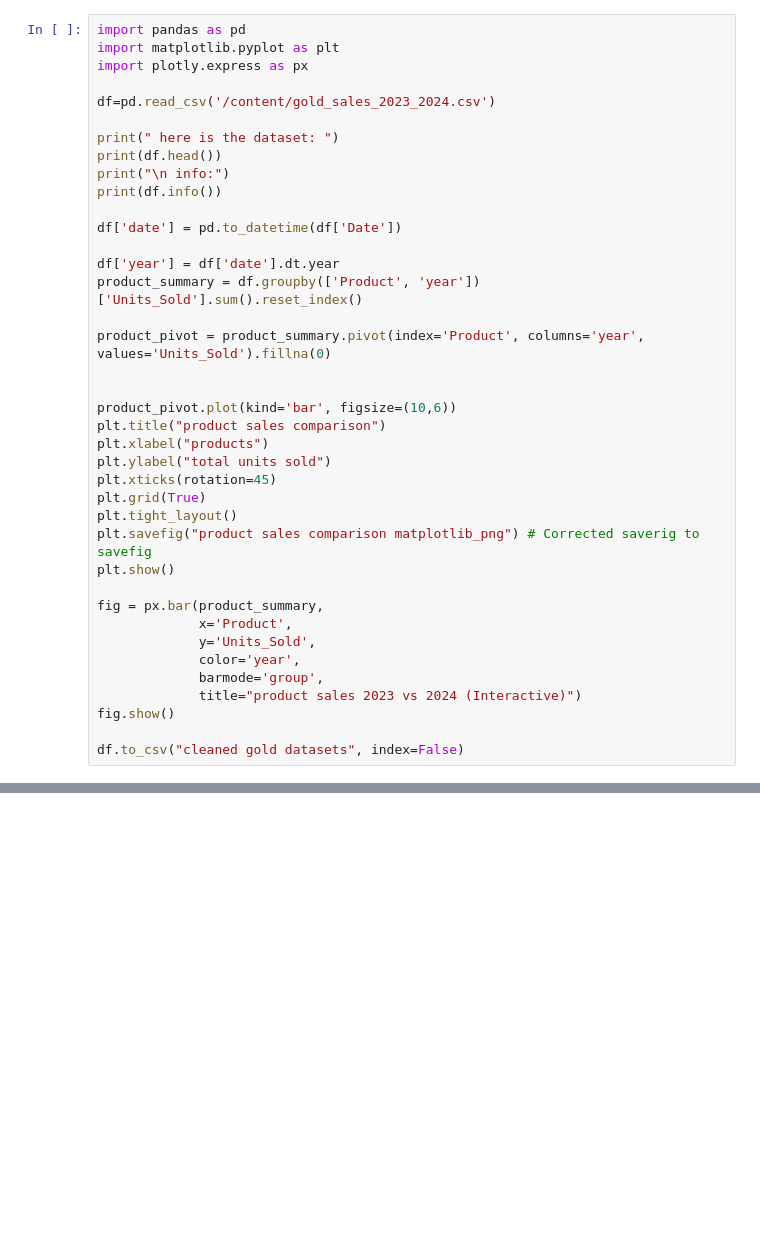
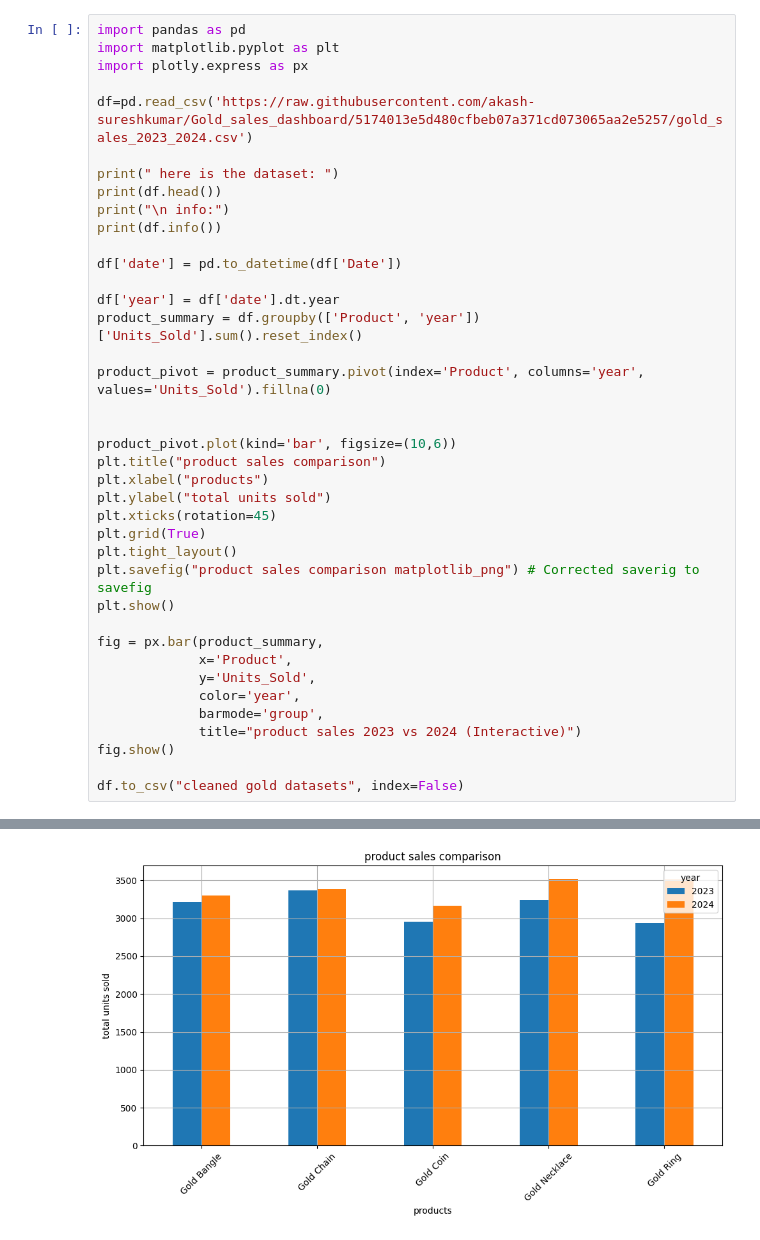
Before and after one commit to akash-sureshkumar/Gold_sales_dashboard, a Jupyter notebook: dataprocess.ipynb, the cells around one changed output, grey strips where cells are left out. Saved outputs shown, nothing was run; the diff lists cells and outputs as text; blank space fills up the shorter version.

```diff
--- a/dataprocess.ipynb
+++ b/dataprocess.ipynb
@@ -5,7 +5,7 @@ import pandas as pd
 import matplotlib.pyplot as plt
 import plotly.express as px
 
-df=pd.read_csv('/content/gold_sales_2023_2024.csv')
+df=pd.read_csv('https://raw.githubusercontent.com/akash-sureshkumar/Gold_sales_dashboard/5174013e5d480cfbeb07a371cd073065aa2e5257/gold_sales_2023_2024.csv')
 
 print(" here is the dataset: ")
 print(df.head())
@@ -39,3 +39,4 @@ fig = px.bar(product_summary,
 fig.show()
 
 df.to_csv("cleaned gold datasets", index=False)
+# %% [output]
@@ -41,0 +63 @@ df.to_csv("cleaned gold datasets", index=False)
+[figure, added]
```
Also changed, not shown: parts of 2 cells of this notebook.
